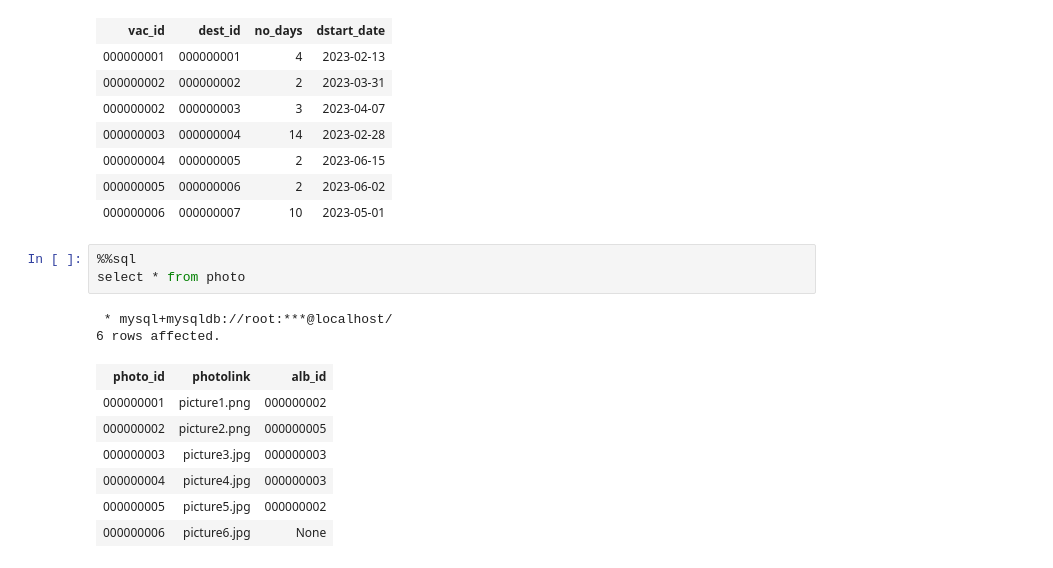
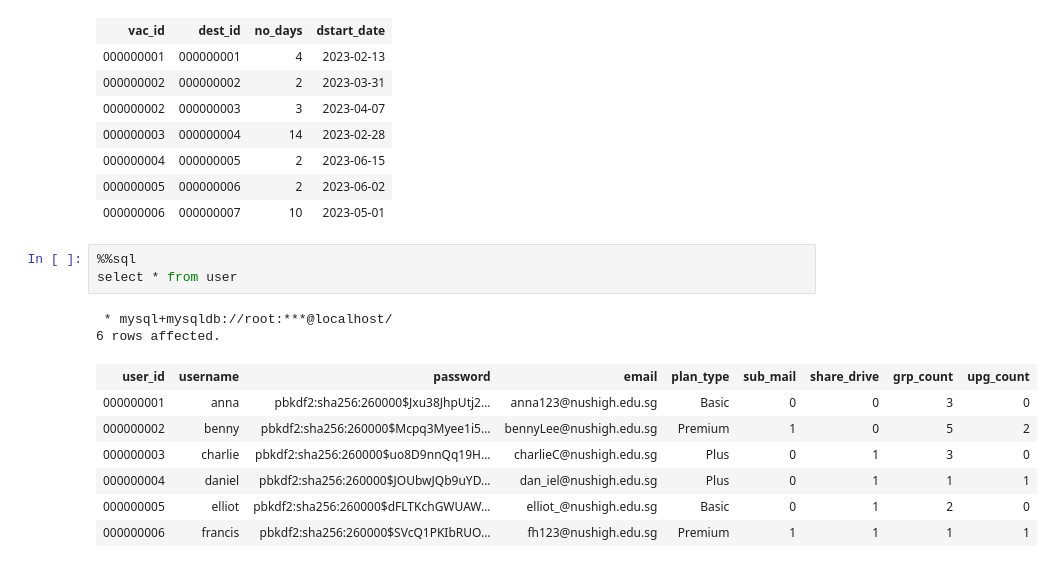
Before and after one commit to tyxin/ReadyHols, a Jupyter notebook: data_scripting.ipynb, the cells around one changed output. Saved outputs shown, nothing was run; the diff lists cells and outputs as text.

```diff
--- a/data_scripting.ipynb
+++ b/data_scripting.ipynb
@@ -767,14 +764,14 @@ select * from has_destination
 | 000000006 | 000000007 | 10 | 2023-05-01 |
 # %%
 %%sql
-select * from photo
+select * from user
 # %% [output]
  * mysql+mysqldb://root:***@localhost/
 6 rows affected.
-| photo_id | photolink | alb_id |
-| 000000001 | picture1.png | 000000002 |
-| 000000002 | picture2.png | 000000005 |
-| 000000003 | picture3.jpg | 000000003 |
-| 000000004 | picture4.jpg | 000000003 |
-| 000000005 | picture5.jpg | 000000002 |
-| 000000006 | picture6.jpg | None |
+| user_id | username | password | email | plan_type | sub_mail | share_drive | grp_count | upg_count |
+| 000000001 | anna | pbkdf2:sha256:260000$Jxu38JhpUtj2... | anna123@nushigh.edu.sg | Basic | 0 | 0 | 3 | 0 |
+| 000000002 | benny | pbkdf2:sha256:260000$Mcpq3Myee1i5... | bennyLee@nushigh.edu.sg | Premium | 1 | 0 | 5 | 2 |
+| 000000003 | charlie | pbkdf2:sha256:260000$uo8D9nnQq19H... | charlieC@nushigh.edu.sg | Plus | 0 | 1 | 3 | 0 |
+| 000000004 | daniel | pbkdf2:sha256:260000$JOUbwJQb9uYD... | dan_iel@nushigh.edu.sg | Plus | 0 | 1 | 1 | 1 |
+| 000000005 | elliot | pbkdf2:sha256:260000$dFLTKchGWUAW... | elliot_@nushigh.edu.sg | Basic | 0 | 1 | 2 | 0 |
+| 000000006 | francis | pbkdf2:sha256:260000$SVcQ1PKIbRUO... | fh123@nushigh.edu.sg | Premium | 1 | 1 | 1 | 1 |
```
Also changed, not shown: parts of 1 cell of this notebook, 11 other files.
